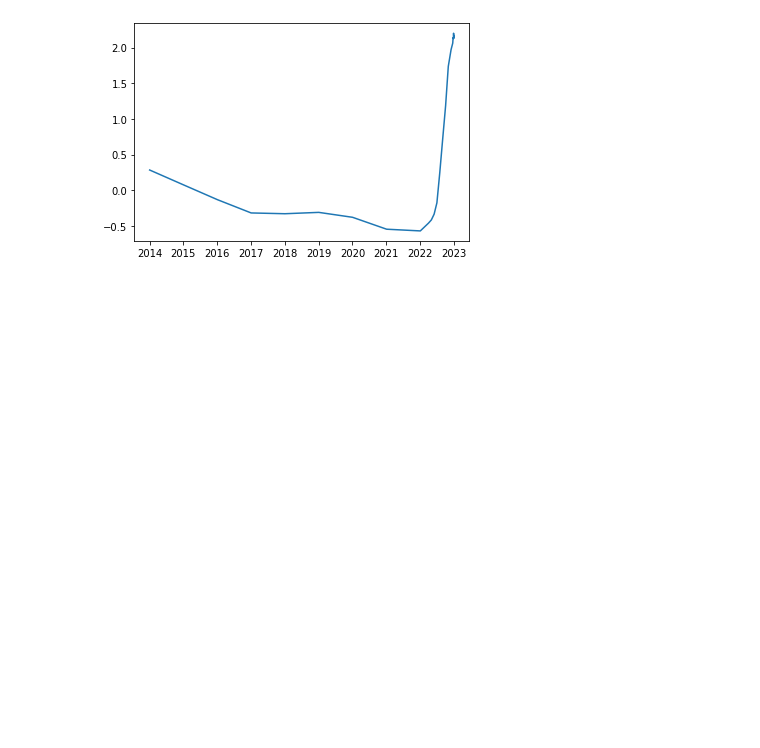
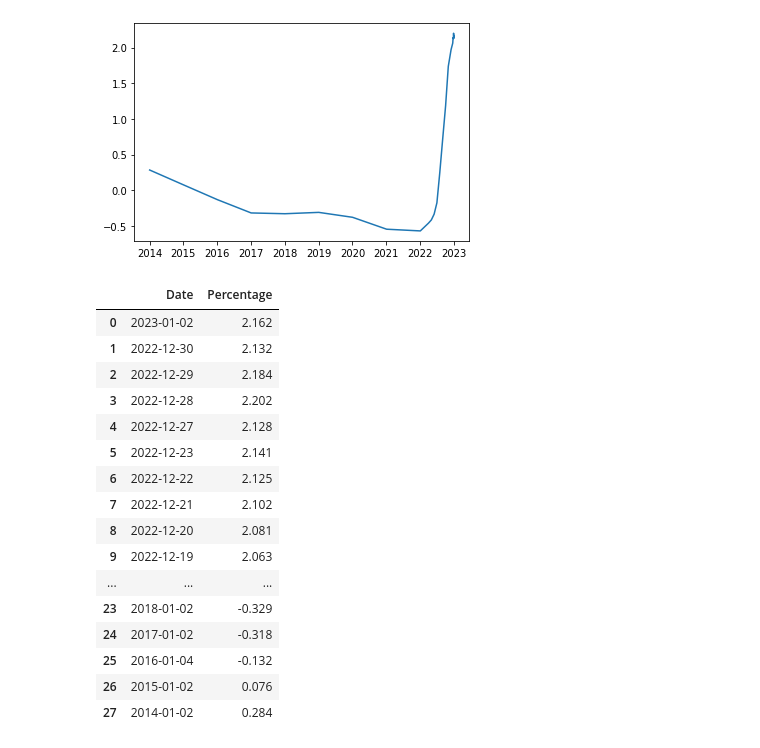
Before and after one commit to gitmapd/AOC, a Jupyter notebook: Euribor.ipynb, the cells around one changed output. Drawn from its saved outputs; the diff is of its cells as text; code cells hidden in the pictures; blank space fills up the shorter version.

```diff
--- a/Euribor.ipynb
+++ b/Euribor.ipynb
@@ -52,3 +52,23 @@ plt.plot(df_day["Date"], df_day["Percentage"])
 # %% [output]
 [<matplotlib.lines.Line2D at 0x...>]
 [figure]
+# %%
+df
+# %% [output]
+|  | Date | Percentage |
+| 0 | 2023-01-02 | 2.162 |
+| 1 | 2022-12-30 | 2.132 |
+| 2 | 2022-12-29 | 2.184 |
+| 3 | 2022-12-28 | 2.202 |
+| 4 | 2022-12-27 | 2.128 |
+| 5 | 2022-12-23 | 2.141 |
+| 6 | 2022-12-22 | 2.125 |
+| 7 | 2022-12-21 | 2.102 |
+| 8 | 2022-12-20 | 2.081 |
+| 9 | 2022-12-19 | 2.063 |
+| ... | ... | ... |
+| 23 | 2018-01-02 | -0.329 |
+| 24 | 2017-01-02 | -0.318 |
+| 25 | 2016-01-04 | -0.132 |
+| 26 | 2015-01-02 | 0.076 |
+| 27 | 2014-01-02 | 0.284 |
```
Also changed, not shown: parts of 1 cell of this notebook.
